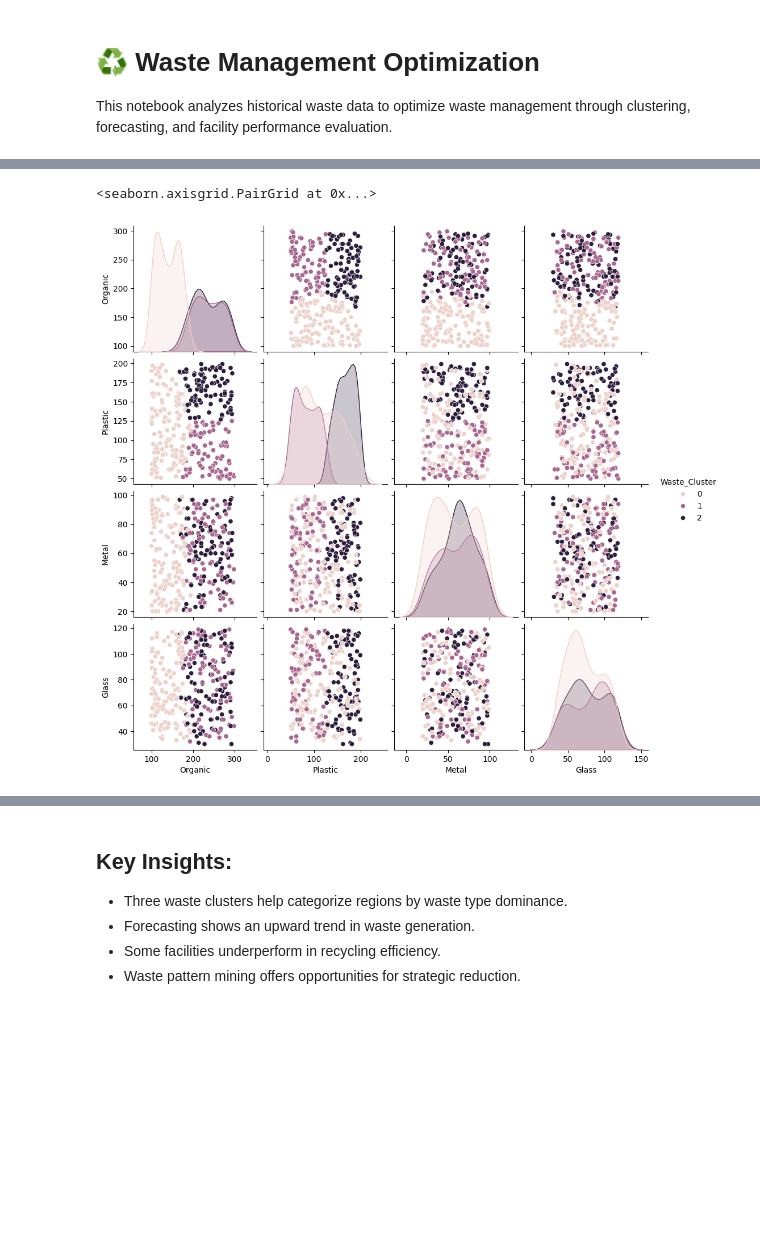
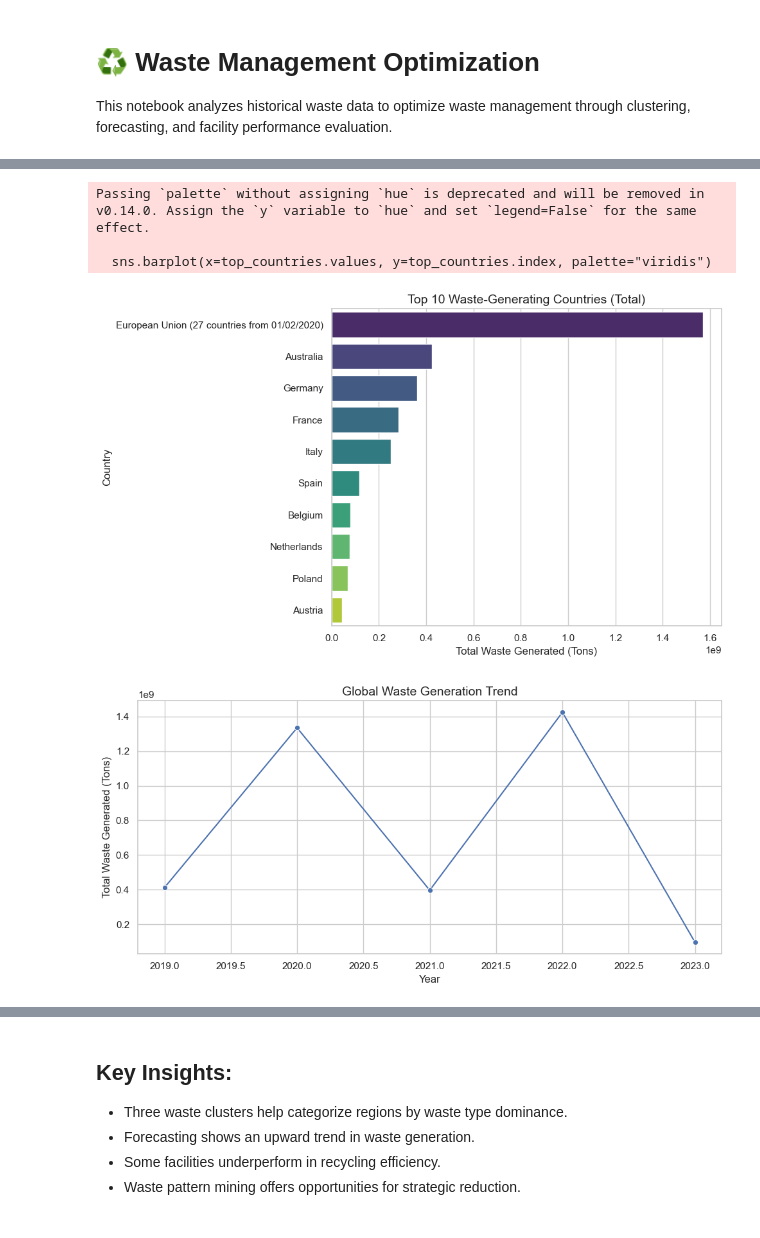
Before and after one commit to AshishBatham/waste-management-app, a Jupyter notebook: wasteManagement.ipynb, the cells around one changed output, grey strips where cells are left out. Drawn from its saved outputs; the diff is of its cells as text; code cells hidden in the pictures; blank space fills up the shorter version.

```diff
--- a/wasteManagement.ipynb
+++ b/wasteManagement.ipynb
@@ -26,6 +39,14 @@ df.fillna(method='ffill', inplace=True)
 # %%
-plt.figure(figsize=(12,6))
-sns.lineplot(data=df, x='Date', y='Total_Waste')
-plt.title("Monthly Waste Generation")
-plt.show()
+unit_multipliers = {
+    'Units': 1,
+    'Thousands': 1_000,
+    'Millions': 1_000_000,
+    'Billions': 1_000_000_000
+}
+
+df_clean['Multiplier'] = df_clean['Unit'].map(unit_multipliers)
+df_clean['Value'] = df_clean['Value'] * df_clean['Multiplier']
+df_clean = df_clean.drop(columns=['Unit', 'Multiplier'])
+
+df_clean.head()
 # %% [output]
@@ -33,7 +59,10 @@ plt.show()
 # %%
-plt.figure(figsize=(10,5))
-sns.barplot(data=df, x='Region', y='Recycled_Waste')
-plt.xticks(rotation=45)
-plt.title("Recycled Waste by Region")
-plt.show()
+df_pivot = df_clean.pivot_table(
+    index=['Country', 'Year', 'Material'],
+    columns='Measure',
+    values='Value',
+    aggfunc='sum'
+).reset_index()
+
+df_pivot.head()
 # %% [output]
@@ -41,12 +75,32 @@ plt.show()
+# %%
+sns.set(style="whitegrid")
 # %%
-waste_cols = ['Organic', 'Plastic', 'Metal', 'Glass']
-X = df[waste_cols]
+top_countries = df_pivot.groupby('Country')['Waste generated'].sum().sort_values(ascending=False).head(10)
 
-kmeans = KMeans(n_clusters=3, random_state=42)
-df['Waste_Cluster'] = kmeans.fit_predict(X)
 
-sns.pairplot(df[waste_cols + ['Waste_Cluster']], hue='Waste_Cluster')
+plt.figure(figsize=(10, 6))
+sns.barplot(x=top_countries.values, y=top_countries.index, palette="viridis")
+plt.title("Top 10 Waste-Generating Countries (Total)", fontsize=14)
+plt.xlabel("Total Waste Generated (Tons)")
+plt.ylabel("Country")
+plt.tight_layout()
+plt.show()
 # %% [output]
-<seaborn.axisgrid.PairGrid at 0x...>
+Passing `palette` without assigning `hue` is deprecated and will be removed in v0.14.0. Assign the `y` variable to `hue` and set `legend=False` for the same effect.
+
+  sns.barplot(x=top_countries.values, y=top_countries.index, palette="viridis")
-[figure, old version]
+[figure, new version]
+# %%
+global_trend = df_pivot.groupby('Year')['Waste generated'].sum()
+
+plt.figure(figsize=(10, 5))
+sns.lineplot(x=global_trend.index, y=global_trend.values, marker='o')
+plt.title("Global Waste Generation Trend", fontsize=14)
+plt.xlabel("Year")
+plt.ylabel("Total Waste Generated (Tons)")
+plt.grid(True)
+plt.tight_layout()
+plt.show()
+# %% [output]
+[figure, added]
 # %%
```
Also changed, not shown: parts of 37 cells of this notebook, 7 other files.
